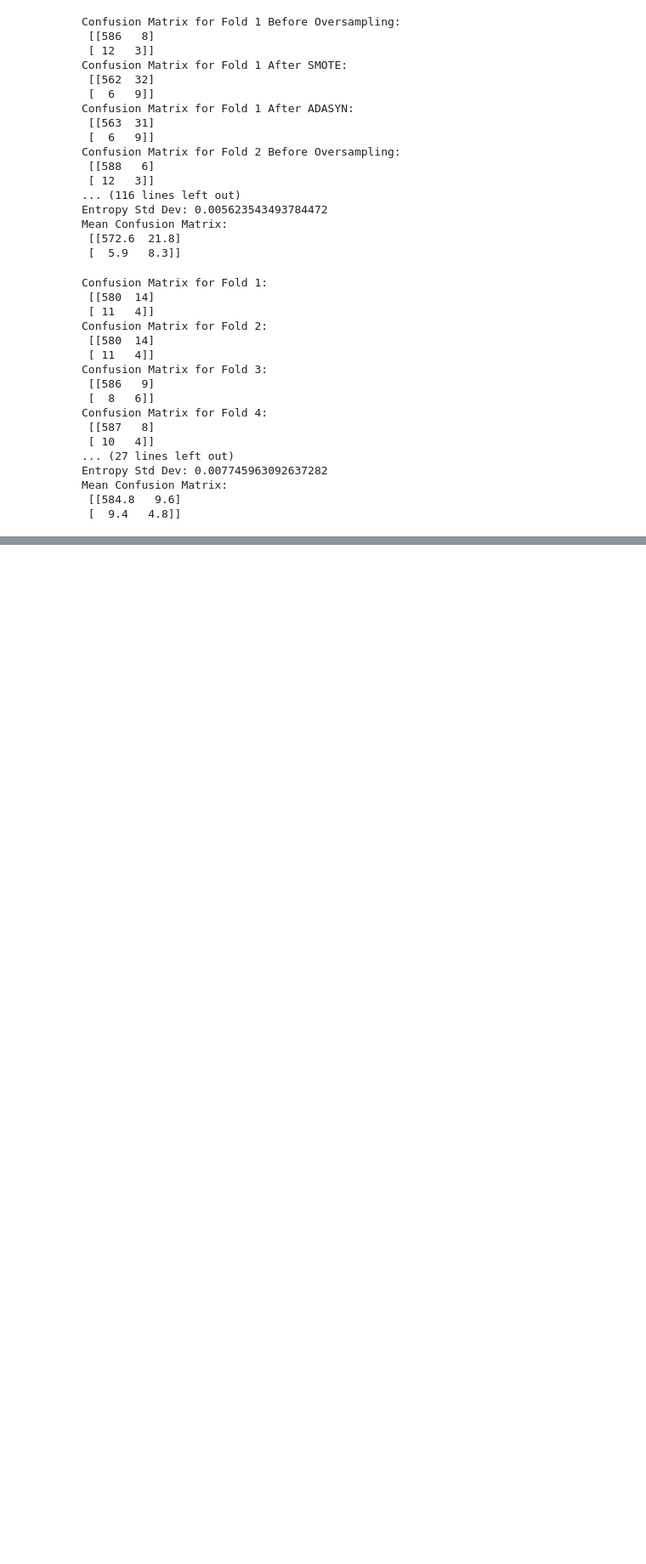
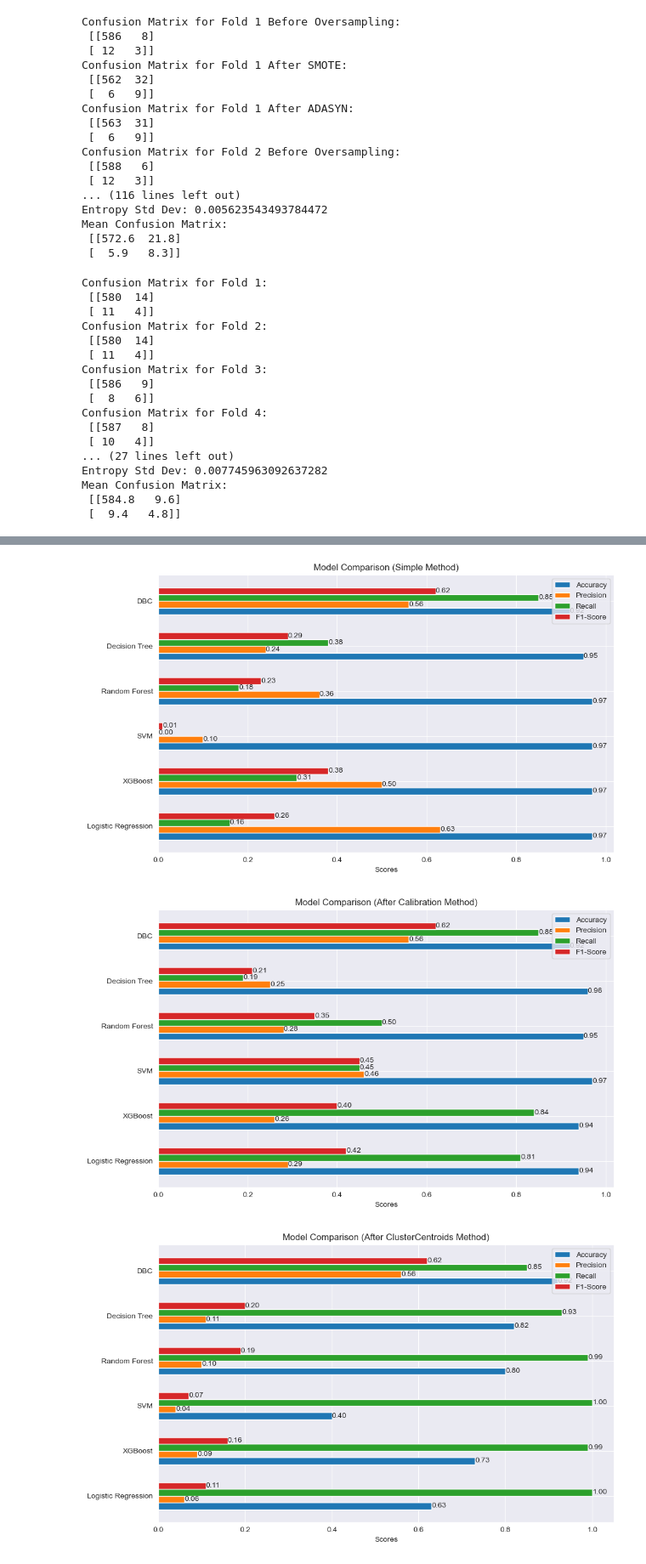
Before and after one commit to mraminamiri/dissertation, a Jupyter notebook: Pedestrian/OversamplingPedestrian.ipynb, the cells around one changed output, grey strips where cells are left out. Shown at 85% size. Saved outputs shown, nothing was run; the diff lists cells and outputs as text; code cells hidden in the pictures; blank space fills up the shorter version.

```diff
--- a/Pedestrian/OversamplingPedestrian.ipynb
+++ b/Pedestrian/OversamplingPedestrian.ipynb
@@ -1451,0 +1781,74 @@ Mean Confusion Matrix:
+# %%
+models = ['Logistic Regression', 'XGBoost', 'SVM', 'Random Forest', 'Decision Tree', 'DBC']
+methods = {
+    'Simple': {
+        'accuracy': [0.97, 0.97, 0.97, 0.97, 0.95, 0.92],
+        'precision': [0.63, 0.50, 0.10, 0.36, 0.24, 0.56],
+        'recall': [0.16, 0.31, 0.00, 0.18, 0.38, 0.85],
+        'f1_score': [0.26, 0.38, 0.01, 0.23, 0.29, 0.62]
+    },
+    'After Calibration': {
+        'accuracy': [0.94, 0.94, 0.97, 0.95, 0.96, 0.92],
+        'precision': [0.29, 0.26, 0.46, 0.28, 0.25, 0.56],
+        'recall': [0.81, 0.84, 0.45, 0.50, 0.19, 0.85],
+        'f1_score': [0.42, 0.40, 0.45, 0.35, 0.21, 0.62]
+    },
+    'After ClusterCentroids': {
+        'accuracy': [0.63, 0.73, 0.40, 0.80, 0.82, 0.92],
+        'precision': [0.06, 0.09, 0.04, 0.10, 0.11, 0.56],
+        'recall': [1.00, 0.99, 1.00, 0.99, 0.93, 0.85],
+        'f1_score': [0.11, 0.16, 0.07, 0.19, 0.20, 0.62]
+    },
+    'After TomekLinks': {
+        'accuracy': [0.98, 0.98, 0.98, 0.97, 0.95, 0.92],
+        'precision': [0.49, 0.49, 0.07, 0.39, 0.26, 0.56],
+        'recall': [0.35, 0.35, 0.01, 0.22, 0.42, 0.85],
+        'f1_score': [0.40, 0.40, 0.02, 0.27, 0.32, 0.62]
+    },
+    'After RandomUnderSampler': {
+        'accuracy': [0.90, 0.90, 0.86, 0.87, 0.87, 0.92],
+        'precision': [0.19, 0.19, 0.14, 0.15, 0.15, 0.56],
+        'recall': [0.92, 0.92, 0.96, 0.95, 0.89, 0.85],
+        'f1_score': [0.31, 0.31, 0.25, 0.26, 0.25, 0.62]
+    },
+    'After SMOTE': {
+        'accuracy': [0.94, 0.95, 0.95, 0.95, 0.94, 0.92],
+        'precision': [0.25, 0.29, 0.24, 0.28, 0.24, 0.56],
+        'recall': [0.67, 0.58, 0.39, 0.59, 0.60, 0.85],
+        'f1_score': [0.36, 0.38, 0.29, 0.38, 0.34, 0.62]
+    },
+}
+
+# Creating the plots for all methods
+for method, data in methods.items():
+    fig, ax = plt.subplots(figsize=(10, 6))
+
+    bar_width = 0.15
+    index = np.arange(len(models))
+
+    # Creating bars for each metric
+    bar1 = ax.barh(index, data['accuracy'], bar_width, label='Accuracy')
+    bar2 = ax.barh(index + bar_width, data['precision'], bar_width, label='Precision')
+    bar3 = ax.barh(index + 2 * bar_width, data['recall'], bar_width, label='Recall')
+    bar4 = ax.barh(index + 3 * bar_width, data['f1_score'], bar_width, label='F1-Score')
+
+    # Adding labels and title
+    ax.set_xlabel('Scores')
+    ax.set_title(f'Model Comparison ({method} Method)')
+    ax.set_yticks(index + 1.5 * bar_width)
+    ax.set_yticklabels(models)
+    ax.legend()
+
+    # Adding values on bars
+    for bars in [bar1, bar2, bar3, bar4]:
+        for bar in bars:
+            ax.text(bar.get_width(), bar.get_y() + bar.get_height() / 2, f'{bar.get_width():.2f}',
+                    va='center', ha='left')
+
+    # Display the plot
+    plt.tight_layout()
+    plt.show()
+# %% [output]
+[figure, added]
+[figure, added]
+[figure, added]
```
Also changed, not shown: parts of 5 cells of this notebook, 2 other files.
